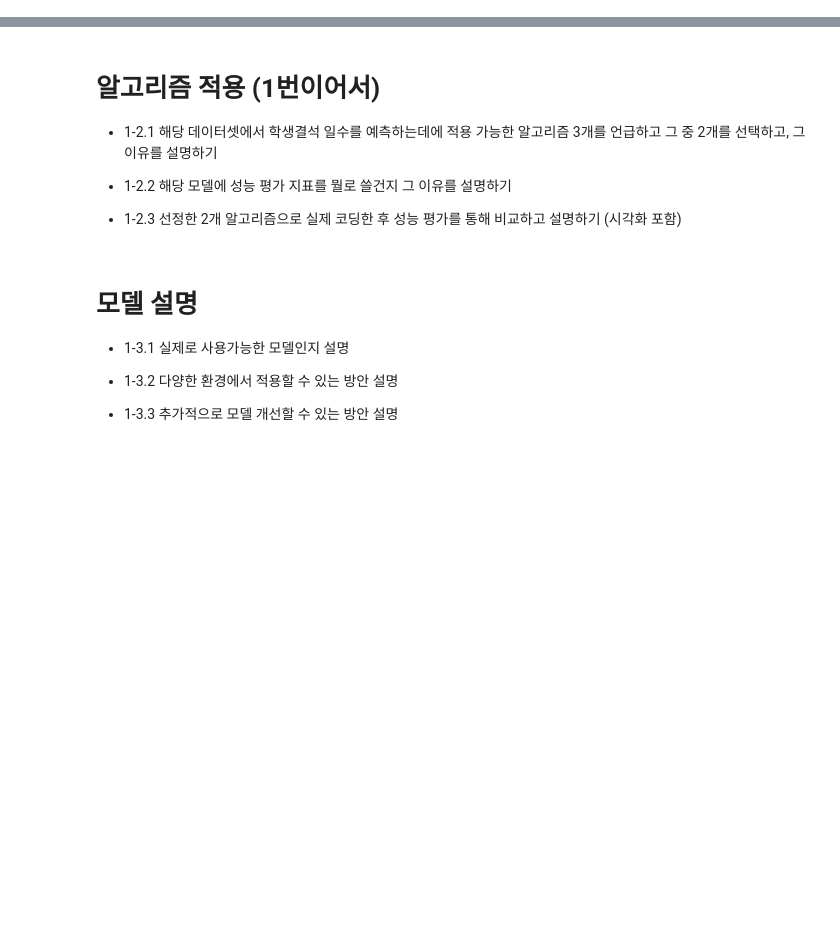
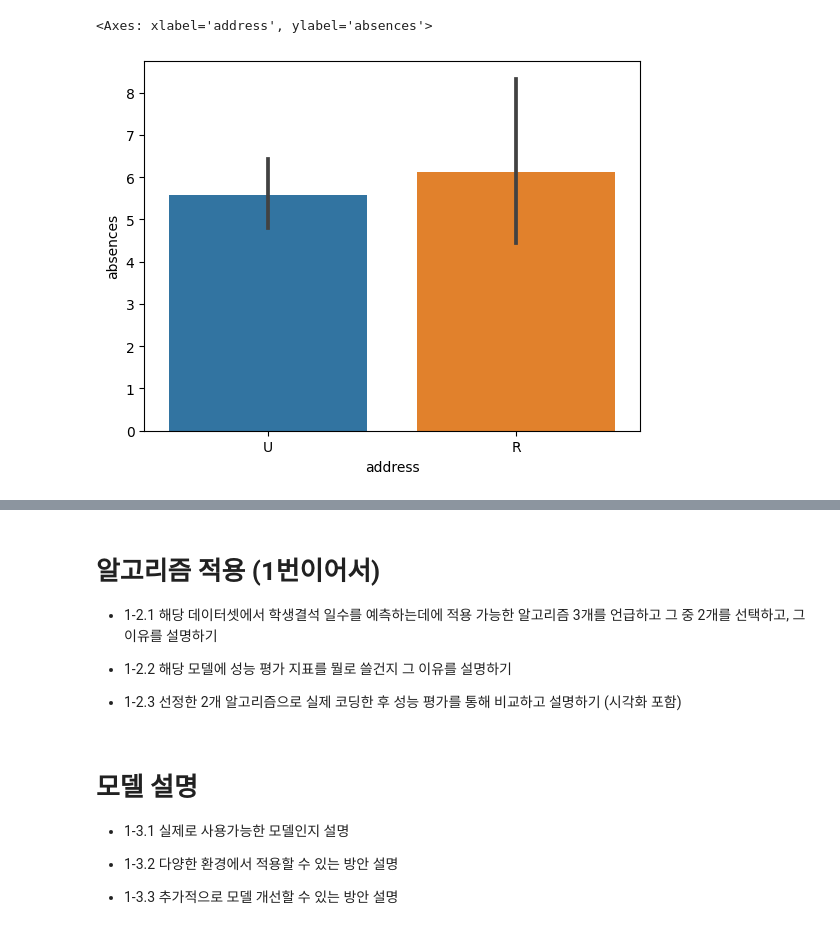
Before and after one commit to GUNWOOOH/ADP_-, a Jupyter notebook: 기출복원/기출복원_ADP24_머신러닝.ipynb, the cells around one changed output, grey strips where cells are left out. Cells and saved outputs as stored; diff of their text form; code cells hidden in the pictures; blank space fills up the shorter version.

```diff
--- a/기출복원/기출복원_ADP24_머신러닝.ipynb
+++ b/기출복원/기출복원_ADP24_머신러닝.ipynb
@@ -16,0 +19,12 @@
+# %%
+%matplotlib inline
+
+import pandas as pd
+import numpy as np
+import matplotlib.pyplot as plt
+import seaborn as sns
+import warnings
+
+
+df = pd.read_csv("https://raw.githubusercontent.com/mohammedAljadd/students-performance-prediction/main/student-data.csv")
+df.head()
@@ -16,0 +106,5 @@
+# %%
+sns.barplot(x='address', y='absences', data=df)
+# %% [output]
+<Axes: xlabel='address', ylabel='absences'>
+[figure, added]
```
Also changed, not shown: parts of 16 cells of this notebook.
